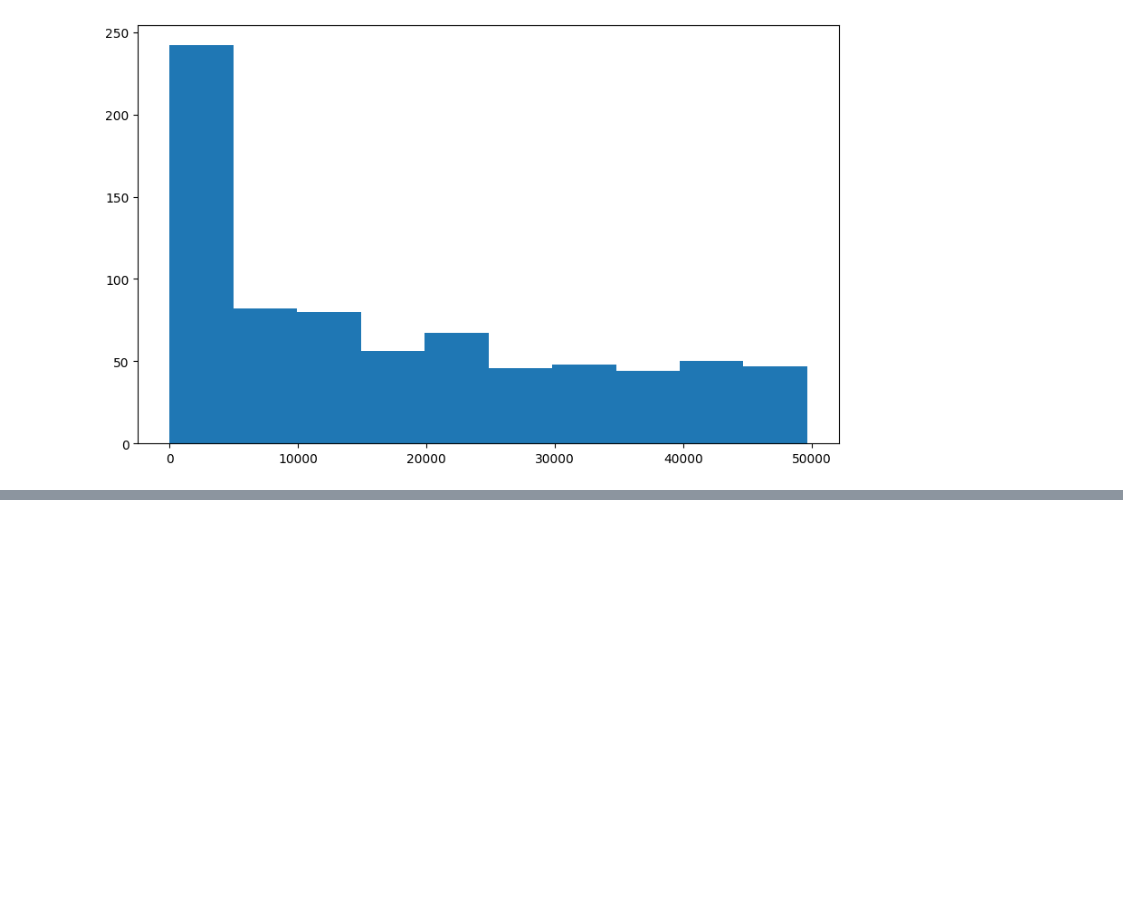
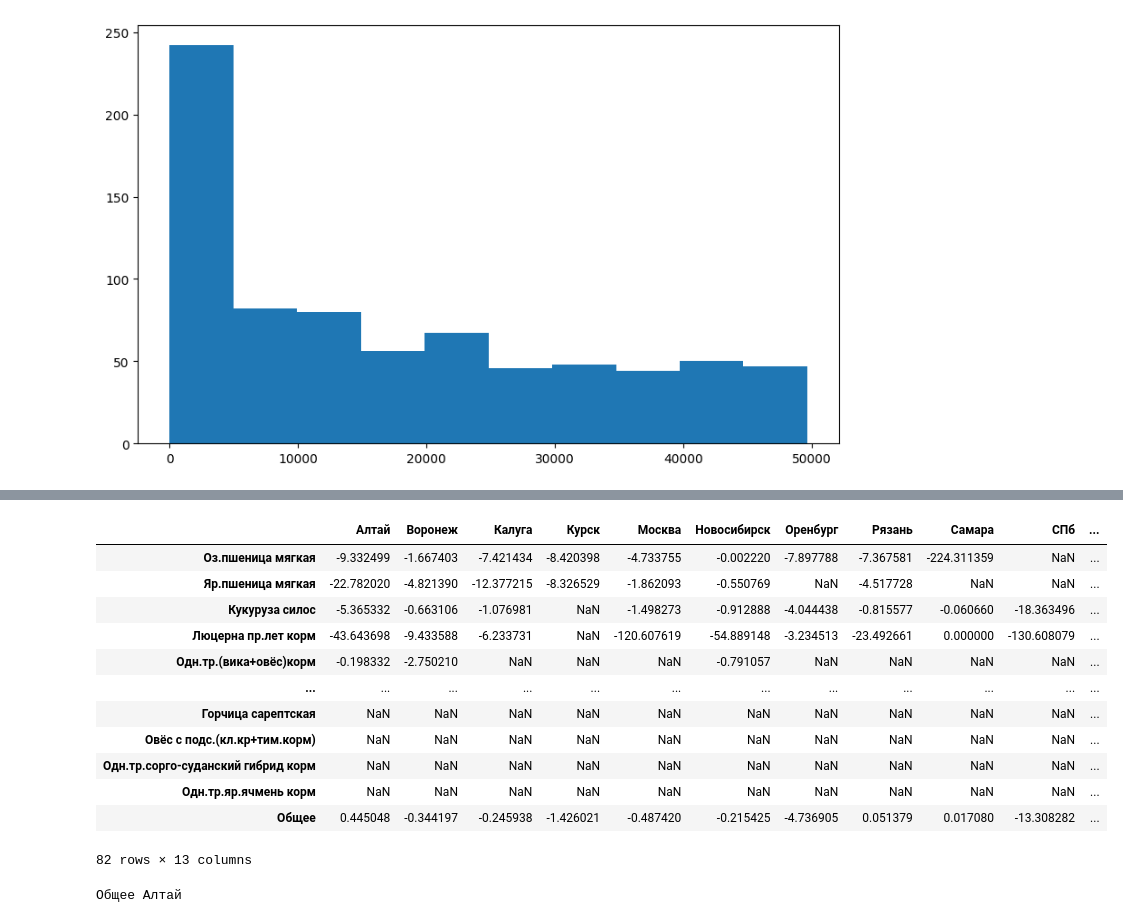
Before and after one commit to VladSunny/DANO_EKONIVA, a Jupyter notebook: notebooks/reborn.ipynb, the cells around one changed output, grey strips where cells are left out. Saved outputs shown, nothing was run; the diff lists cells and outputs as text; code cells hidden in the pictures; blank space fills up the shorter version.

```diff
--- a/notebooks/reborn.ipynb
+++ b/notebooks/reborn.ipynb
@@ -798,0 +854,51 @@ plt.boxplot(df_main_clear.query('кг_fert > 0')['кг_fert'], showfliers=True)
+# %%
+for region in regions:
+    for crop in crops:
+        query = ""
+
+        if crop != 'Общее':
+            query += f"crop == '{crop}'"
+        if region != 'Общее':
+            if crop != 'Общее':
+                query += " and "
+            query += f"region == '{region}'"
+
+        y_fact = []
+        y_pred = []
+
+        if len(query) > 0:
+            y_fact = df_main_clear.query(query)['yield_fact']
+            y_pred = df_main_clear.query(query)['yield_plan']
+        else:
+            y_fact = df_main_clear['yield_fact']
+            y_pred = df_main_clear['yield_plan']
+
+        if y_fact.shape[0] <= 1 or y_pred.shape[0] <= 1:
+            continue
+
+        coffee_r2.loc[crop, region] = r2_score(y_fact, y_pred)
+
+coffee_r2
+# %% [output]
+|  | Алтай | Воронеж | Калуга | Курск | Москва | Новосибирск | Оренбург | Рязань | Самара | СПб | ... |
+| Оз.пшеница мягкая | -9.332499 | -1.667403 | -7.421434 | -8.420398 | -4.733755 | -0.002220 | -7.897788 | -7.367581 | -224.311359 | NaN | ... |
+| Яр.пшеница мягкая | -22.782020 | -4.821390 | -12.377215 | -8.326529 | -1.862093 | -0.550769 | NaN | -4.517728 | NaN | NaN | ... |
+| Кукуруза силос | -5.365332 | -0.663106 | -1.076981 | NaN | -1.498273 | -0.912888 | -4.044438 | -0.815577 | -0.060660 | -18.363496 | ... |
+| Люцерна пр.лет корм | -43.643698 | -9.433588 | -6.233731 | NaN | -120.607619 | -54.889148 | -3.234513 | -23.492661 | 0.000000 | -130.608079 | ... |
+| Одн.тр.(вика+овёс)корм | -0.198332 | -2.750210 | NaN | NaN | NaN | -0.791057 | NaN | NaN | NaN | NaN | ... |
+| ... | ... | ... | ... | ... | ... | ... | ... | ... | ... | ... | ... |
+| Горчица сарептская | NaN | NaN | NaN | NaN | NaN | NaN | NaN | NaN | NaN | NaN | ... |
+| Овёс с подс.(кл.кр+тим.корм) | NaN | NaN | NaN | NaN | NaN | NaN | NaN | NaN | NaN | NaN | ... |
+| Одн.тр.сорго-суданский гибрид корм | NaN | NaN | NaN | NaN | NaN | NaN | NaN | NaN | NaN | NaN | ... |
+| Одн.тр.яр.ячмень корм | NaN | NaN | NaN | NaN | NaN | NaN | NaN | NaN | NaN | NaN | ... |
+| Общее | 0.445048 | -0.344197 | -0.245938 | -1.426021 | -0.487420 | -0.215425 | -4.736905 | 0.051379 | 0.017080 | -13.308282 | ... |
+82 rows × 13 columns
+# %%
+coffee_r2.max().max()
+
+for region in regions:
+    for crop in crops:
+        if coffee_r2.loc[crop, region] == coffee_r2.max().max():
+            print(crop, region)
+# %% [output]
+Общее Алтай
```
Also changed, not shown: parts of 17 cells of this notebook.
